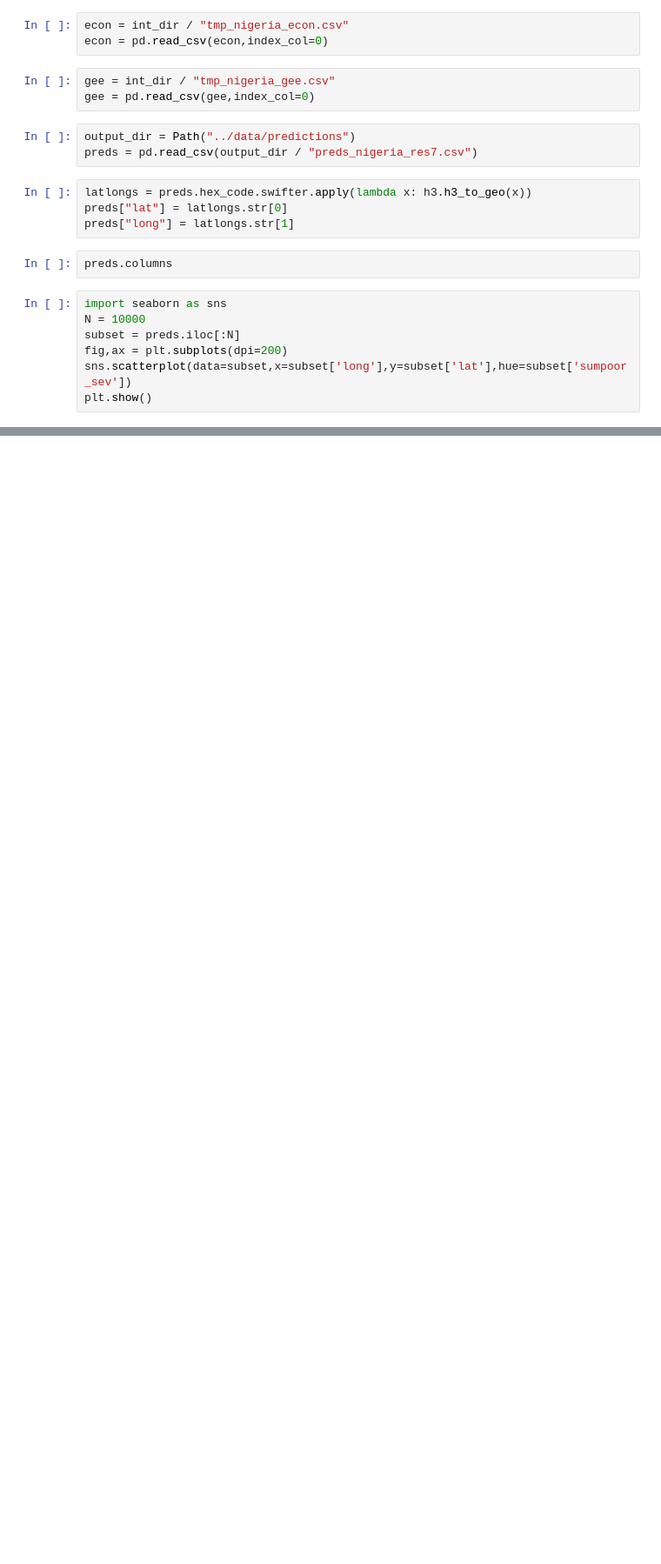
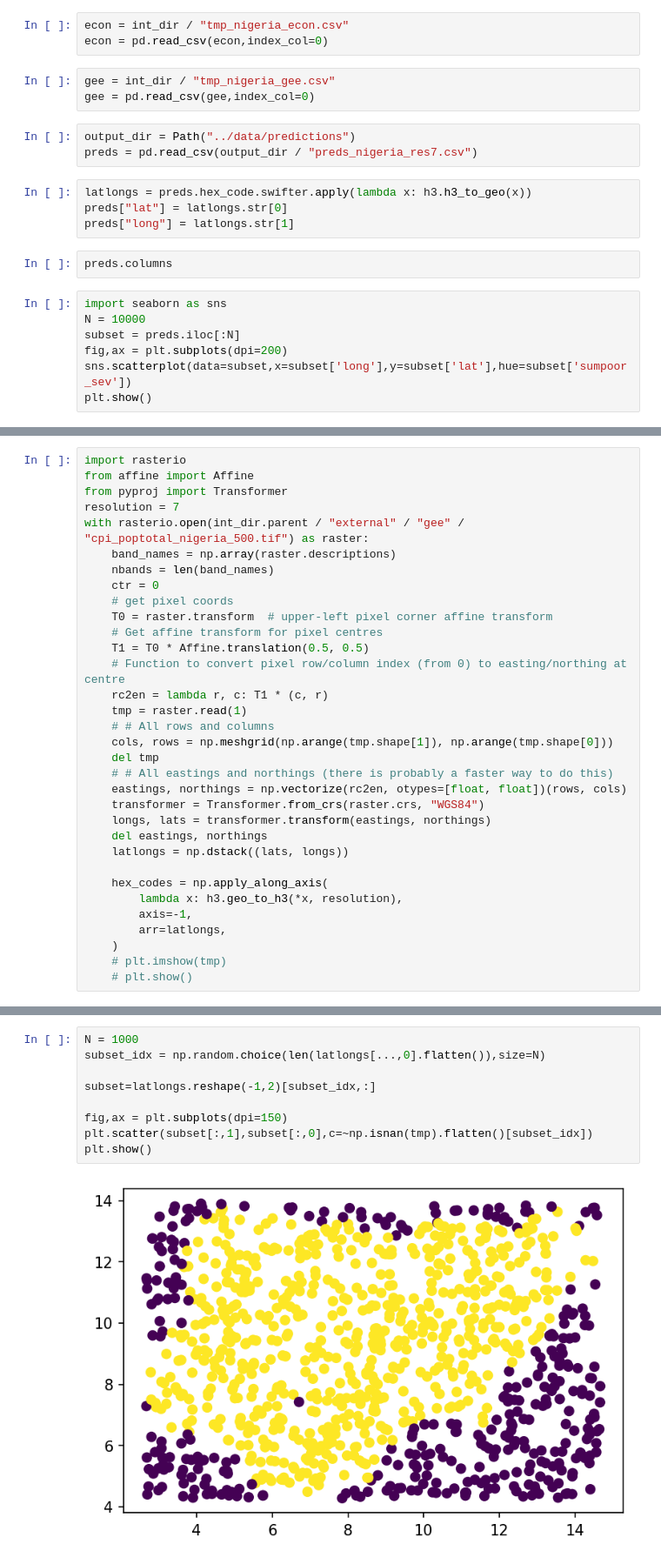
Before and after one commit to DSSGxUK/s22_savethechildren, a Jupyter notebook: notebooks/data_cleaning_v2.ipynb, the cells around one changed output, grey strips where cells are left out. Shown at 87% size. Cells and saved outputs as stored; diff of their text form; blank space fills up the shorter version.

```diff
--- a/notebooks/data_cleaning_v2.ipynb
+++ b/notebooks/data_cleaning_v2.ipynb
@@ -705,0 +739,33 @@ plt.show()
+# %%
+import rasterio
+from affine import Affine
+from pyproj import Transformer
+resolution = 7
+with rasterio.open(int_dir.parent / "external" / "gee" / "cpi_poptotal_nigeria_500.tif") as raster:
+    band_names = np.array(raster.descriptions)
+    nbands = len(band_names)
+    ctr = 0
+    # get pixel coords
+    T0 = raster.transform  # upper-left pixel corner affine transform
+    # Get affine transform for pixel centres
+    T1 = T0 * Affine.translation(0.5, 0.5)
+    # Function to convert pixel row/column index (from 0) to easting/northing at centre
+    rc2en = lambda r, c: T1 * (c, r)
+    tmp = raster.read(1)
+    # # All rows and columns
+    cols, rows = np.meshgrid(np.arange(tmp.shape[1]), np.arange(tmp.shape[0]))
+    del tmp
+    # # All eastings and northings (there is probably a faster way to do this)
+    eastings, northings = np.vectorize(rc2en, otypes=[float, float])(rows, cols)
+    transformer = Transformer.from_crs(raster.crs, "WGS84")
+    longs, lats = transformer.transform(eastings, northings)
+    del eastings, northings
+    latlongs = np.dstack((lats, longs))
+
+    hex_codes = np.apply_along_axis(
+        lambda x: h3.geo_to_h3(*x, resolution),
+        axis=-1,
+        arr=latlongs,
+    )
+    # plt.imshow(tmp)
+    # plt.show()
@@ -705,0 +778,11 @@ plt.show()
+# %%
+N = 1000
+subset_idx = np.random.choice(len(latlongs[...,0].flatten()),size=N)
+
+subset=latlongs.reshape(-1,2)[subset_idx,:]
+
+fig,ax = plt.subplots(dpi=150)
+plt.scatter(subset[:,1],subset[:,0],c=~np.isnan(tmp).flatten()[subset_idx])
+plt.show()
+# %% [output]
+[figure, added]
```
Also changed, not shown: parts of 12 cells of this notebook, 4 other files.
